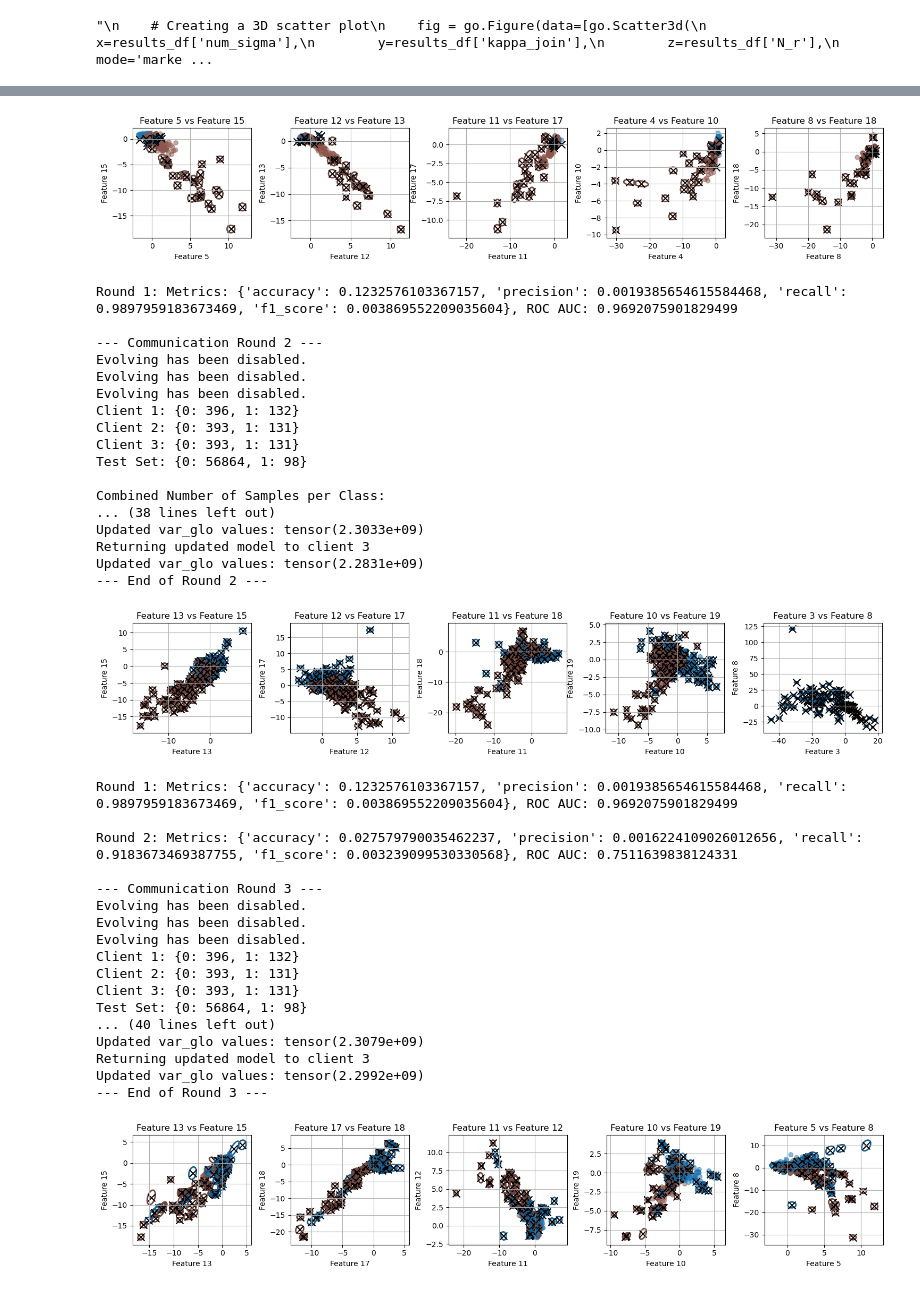
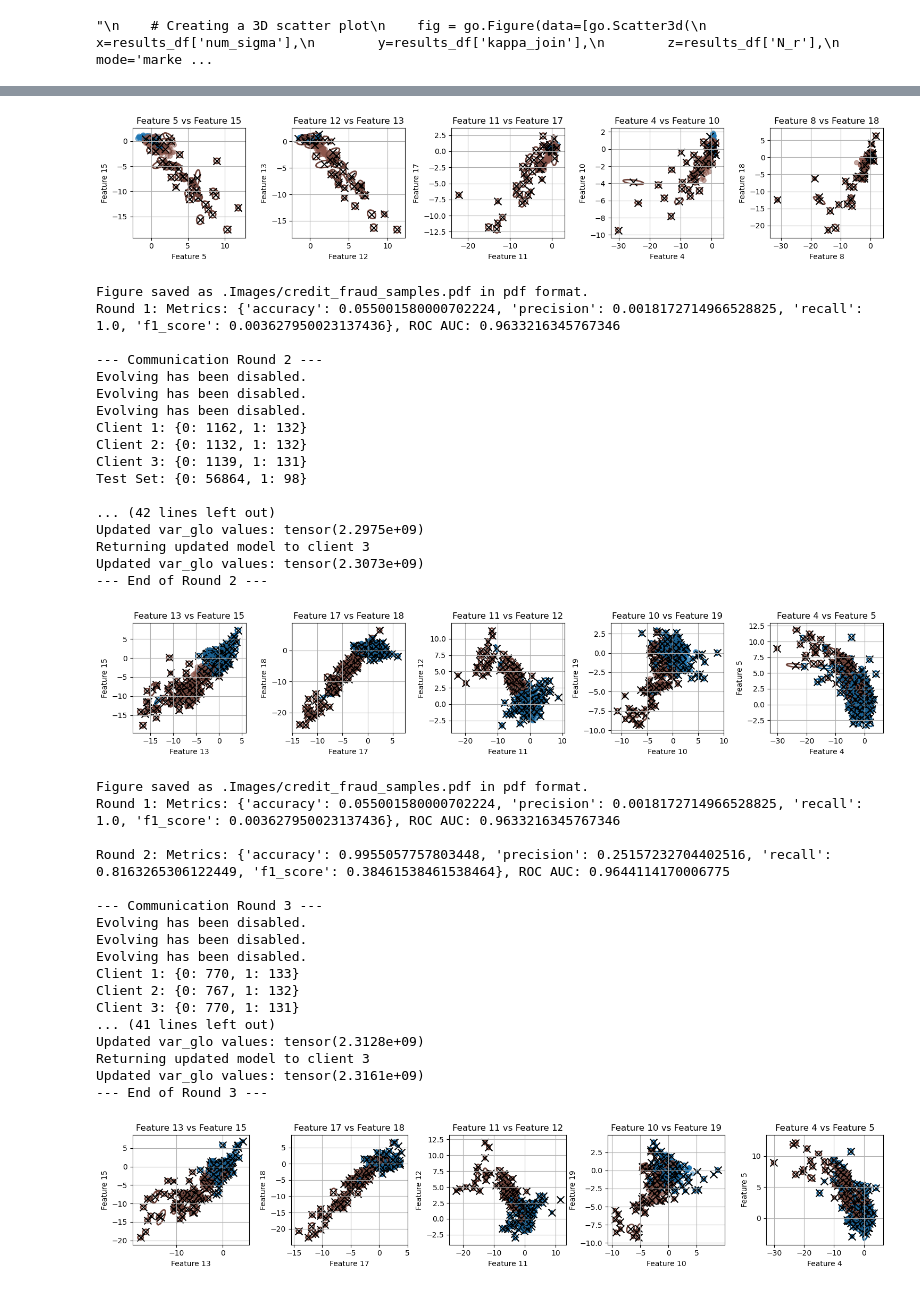
Before and after one commit to mihaozbot/eGAUSSp_Python, a Jupyter notebook: credit_fraud_experiment.ipynb, the cells around one changed output, grey strips where cells are left out. Cells and saved outputs as stored; diff of their text form; code cells hidden in the pictures.

Commit message:
77% at round 5

```diff
--- a/credit_fraud_experiment.ipynb
+++ b/credit_fraud_experiment.ipynb
@@ -169,7 +169,7 @@ local_model_params = {
     "num_classes": 2,
     "kappa_n": 1,
     "num_sigma": 10,
-    "kappa_join": 0.5,
+    "kappa_join": 2,
     "S_0": 1e-10,
     "N_r": 20,
     "c_max": 100,
@@ -182,10 +182,10 @@ federated_model_params = {
     "num_classes": 2,
     "kappa_n": 1,
     "num_sigma": 10,
-    "kappa_join": 0.5,
+    "kappa_join": 2,
     "S_0": 1e-10,
     "N_r": 20,
-    "c_max": 100,
+    "c_max": 300,
     "num_samples": 100,
     "device": device
 }
@@ -366,7 +366,7 @@ def run_experiment(num_clients, num_rounds, client_raw_data, test_data, balance)
             print(f"Returning updated model to client {client_idx + 1}")
 
             local_models[client_idx].federal_agent.merge_model_privately(federated_model, federated_model.kappa_n, pred_min = 0)
-            local_models[client_idx].federal_agent.federated_merging()
+            #local_models[client_idx].federal_agent.federated_merging()
 
             #local_models[client_idx].score = torch.ones_like(local_models[client_idx].score)
             #local_models[client_idx].num_pred = torch.zeros_like(local_models[client_idx].num_pred)
@@ -386,9 +386,11 @@ def run_experiment(num_clients, num_rounds, client_raw_data, test_data, balance)
 
         # Plot features for the current round
         plt.close('all')  # Close all existing plots to free up memory
-        if True:
-            plot_interesting_features(client_train[0], model=federated_model, num_sigma=federated_model.num_sigma, N_max=federated_model.kappa_n)
-            #plot_interesting_features(test_data, model=federated_model, num_sigma=federated_model.num_sigma, N_max=federated_model.kappa_n)
+        if  True:
+            #fig1 = plot_interesting_features(client_train[0], model=federated_model, num_sigma=federated_model.num_sigma, N_max=federated_model.kappa_n)
+            #save_figure(fig1, "./Images/credit_fraud_clusters", format='pdf')
+            fig2 = plot_interesting_features(client_train[0], model=federated_model, num_sigma=federated_model.num_sigma, N_max=federated_model.kappa_n)
+            save_figure(fig2, ".Images/credit_fraud_samples.pdf", format='pdf')
 
         # Iterate over each round's metrics and write to file
         for metric in round_metrics:
@@ -417,7 +419,7 @@ def run_experiment(num_clients, num_rounds, client_raw_data, test_data, balance)
     return round_metrics
 # %%
 # List of client counts and data configuration indices
-client_counts = [ 3]
+client_counts = [ 3, 10]
 data_config_indices = [1]  # Replace with your actual data configuration indices
 
 # Assuming local_models, client_train, federated_model, and test_data are already defined
@@ -474,8 +476,6 @@ for num_clients in client_counts:
             metrics = run_experiment(num_clients, num_rounds, client_train, test_data, balance)
 
         experiments.append(metrics)
-
-        plot_metrics(experiments, client_counts, data_config_indices)
 # %% [output]
 Running experiment with 3 clients and data configuration 1
 --- Communication Round 1 ---
@@ -496,38 +496,38 @@ Updated var_glo values: tensor(2.3014e+09)
 --- End of Round 1 ---
-[figure, old version]
+[figure, new version]
-Round 1: Metrics: {'accuracy': 0.1232576103367157, 'precision': 0.0019385654615584468, 'recall': 0.9897959183673469, 'f1_score': 0.003869552209035604}, ROC AUC: 0.9692075901829499
+Figure saved as .Images/credit_fraud_samples.pdf in pdf format.
+Round 1: Metrics: {'accuracy': 0.055001580000702224, 'precision': 0.0018172714966528825, 'recall': 1.0, 'f1_score': 0.003627950023137436}, ROC AUC: 0.9633216345767346
 
 --- Communication Round 2 ---
 Evolving has been disabled.
 Evolving has been disabled.
 Evolving has been disabled.
-Client 1: {0: 396, 1: 132}
-Client 2: {0: 393, 1: 131}
-Client 3: {0: 393, 1: 131}
+Client 1: {0: 1162, 1: 132}
+Client 2: {0: 1132, 1: 132}
+Client 3: {0: 1139, 1: 131}
 Test Set: {0: 56864, 1: 98}
 
-Combined Number of Samples per Class:
-... (38 lines left out)
-Updated var_glo values: tensor(2.3033e+09)
+... (42 lines left out)
+Updated var_glo values: tensor(2.2975e+09)
 Returning updated model to client 3
-Updated var_glo values: tensor(2.2831e+09)
+Updated var_glo values: tensor(2.3073e+09)
 --- End of Round 2 ---
-[figure, old version]
+[figure, new version]
-Round 1: Metrics: {'accuracy': 0.1232576103367157, 'precision': 0.0019385654615584468, 'recall': 0.9897959183673469, 'f1_score': 0.003869552209035604}, ROC AUC: 0.9692075901829499
+Figure saved as .Images/credit_fraud_samples.pdf in pdf format.
+Round 1: Metrics: {'accuracy': 0.055001580000702224, 'precision': 0.0018172714966528825, 'recall': 1.0, 'f1_score': 0.003627950023137436}, ROC AUC: 0.9633216345767346
 
-Round 2: Metrics: {'accuracy': 0.027579790035462237, 'precision': 0.0016224109026012656, 'recall': 0.9183673469387755, 'f1_score': 0.003239099530330568}, ROC AUC: 0.7511639838124331
+Round 2: Metrics: {'accuracy': 0.9955057757803448, 'precision': 0.25157232704402516, 'recall': 0.8163265306122449, 'f1_score': 0.38461538461538464}, ROC AUC: 0.9644114170006775
 
 --- Communication Round 3 ---
 Evolving has been disabled.
 Evolving has been disabled.
 Evolving has been disabled.
-Client 1: {0: 396, 1: 132}
-Client 2: {0: 393, 1: 131}
-Client 3: {0: 393, 1: 131}
-Test Set: {0: 56864, 1: 98}
-... (40 lines left out)
-Updated var_glo values: tensor(2.3079e+09)
+Client 1: {0: 770, 1: 133}
+Client 2: {0: 767, 1: 132}
+Client 3: {0: 770, 1: 131}
+... (41 lines left out)
+Updated var_glo values: tensor(2.3128e+09)
 Returning updated model to client 3
-Updated var_glo values: tensor(2.2992e+09)
+Updated var_glo values: tensor(2.3161e+09)
 --- End of Round 3 ---
-[figure, old version]
+[figure, new version]
```
Also changed, not shown: parts of 4 cells of this notebook, 9 other files.
